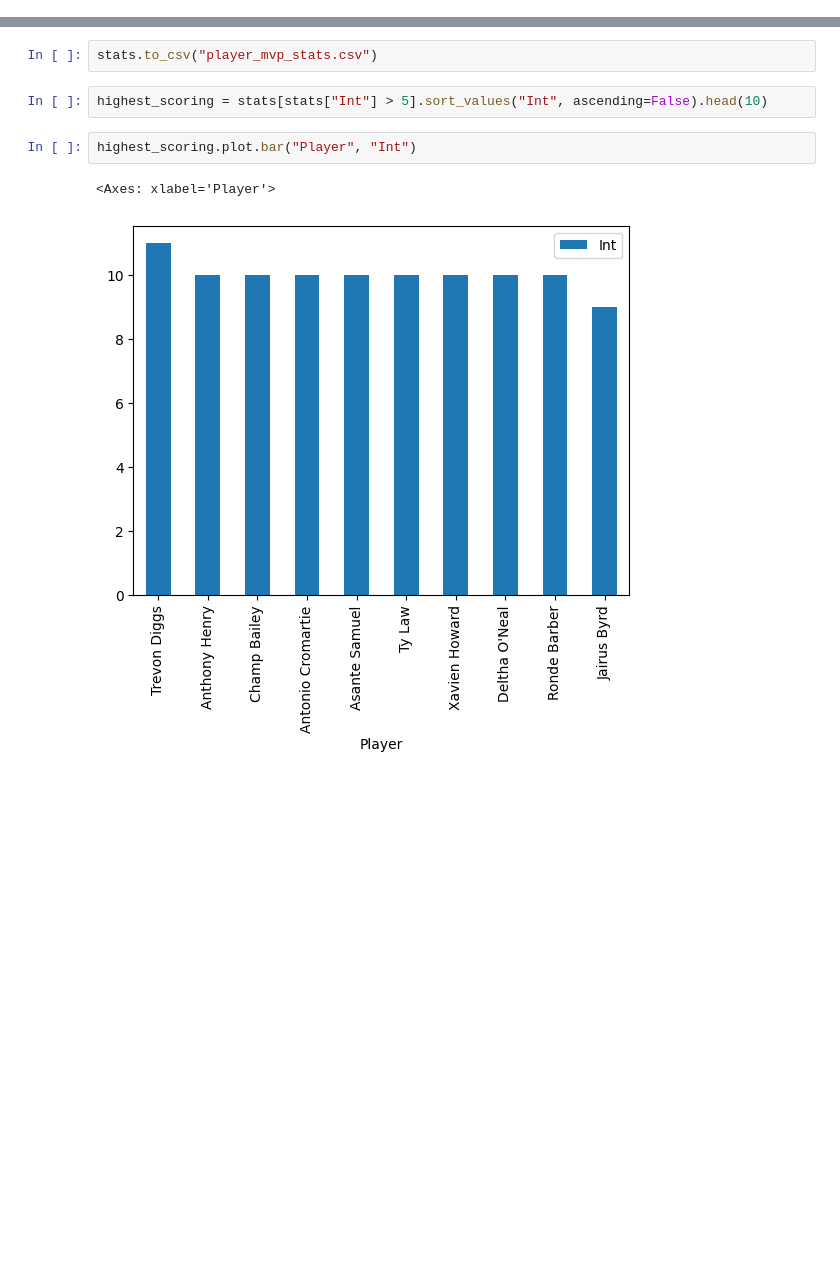
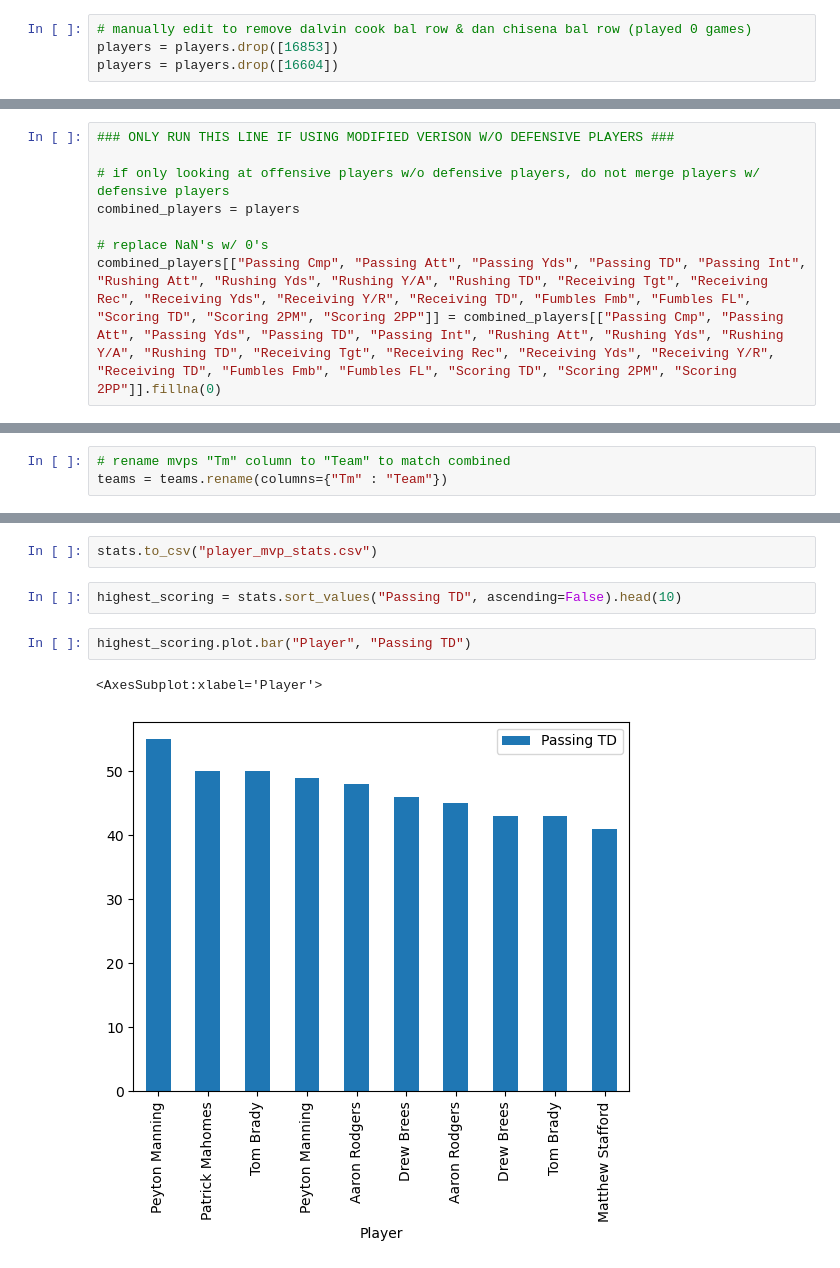
Before and after one commit to amyqcs/nfl-mvp, a Jupyter notebook: data_cleaning.ipynb, the cells around one changed output, grey strips where cells are left out. Cells and saved outputs as stored; diff of their text form; blank space fills up the shorter version.

```diff
--- a/data_cleaning.ipynb
+++ b/data_cleaning.ipynb
@@ -45,0 +97,4 @@ players["Player"] = players["Player"].str.replace("+", "", regex=False)
+# %%
+# manually edit to remove dalvin cook bal row & dan chisena bal row (played 0 games)
+players = players.drop([16853])
+players = players.drop([16604])
@@ -72,6 +139,14 @@ del combined_players["Fantasy VBD"]
 combined_players[["Passing Cmp", "Passing Att", "Passing Yds", "Passing TD", "Passing Int", "Rushing Att", "Rushing Yds", "Rushing Y/A", "Rushing TD", "Receiving Tgt", "Receiving Rec", "Receiving Yds", "Receiving Y/R", "Receiving TD", "Fumbles Fmb", "Fumbles FL", "Scoring TD", "Scoring 2PM", "Scoring 2PP", "Int", "Sk", "Tackles Comb", "Tackles Solo", "Tackles Ast"]] = combined_players[["Passing Cmp", "Passing Att", "Passing Yds", "Passing TD", "Passing Int", "Rushing Att", "Rushing Yds", "Rushing Y/A", "Rushing TD", "Receiving Tgt", "Receiving Rec", "Receiving Yds", "Receiving Y/R", "Receiving TD", "Fumbles Fmb", "Fumbles FL", "Scoring TD", "Scoring 2PM", "Scoring 2PP", "Int", "Sk", "Tackles Comb", "Tackles Solo", "Tackles Ast"]].fillna(0)
 # %%
 combined_players.to_csv("combined_players.csv")
+# %%
+### ONLY RUN THIS LINE IF USING MODIFIED VERISON W/O DEFENSIVE PLAYERS ###
+
+# if only looking at offensive players w/o defensive players, do not merge players w/ defensive players
+combined_players = players
+
+# replace NaN's w/ 0's
+combined_players[["Passing Cmp", "Passing Att", "Passing Yds", "Passing TD", "Passing Int", "Rushing Att", "Rushing Yds", "Rushing Y/A", "Rushing TD", "Receiving Tgt", "Receiving Rec", "Receiving Yds", "Receiving Y/R", "Receiving TD", "Fumbles Fmb", "Fumbles FL", "Scoring TD", "Scoring 2PM", "Scoring 2PP"]] = combined_players[["Passing Cmp", "Passing Att", "Passing Yds", "Passing TD", "Passing Int", "Rushing Att", "Rushing Yds", "Rushing Y/A", "Rushing TD", "Receiving Tgt", "Receiving Rec", "Receiving Yds", "Receiving Y/R", "Receiving TD", "Fumbles Fmb", "Fumbles FL", "Scoring TD", "Scoring 2PM", "Scoring 2PP"]].fillna(0)
 # %%
 nicknames = {}
 
@@ -97,6 +172,9 @@ combined[["Votes", "Share"]] = combined[["Votes", "Share"]].fillna(0)
 teams = pd.read_csv("teams.csv")
 # %%
 del teams["Unnamed: 0"]
+# %%
+# rename mvps "Tm" column to "Team" to match combined
+teams = teams.rename(columns={"Tm" : "Team"})
 # %%
 teams["Team"] = teams["Team"].str.replace("*", "", regex=False)
 teams["Team"] = teams["Team"].str.replace("+", "", regex=False)
@@ -209,12 +259,12 @@ dtype: object
 # %%
 stats.to_csv("player_mvp_stats.csv")
 # %%
-highest_scoring = stats[stats["Int"] > 5].sort_values("Int", ascending=False).head(10)
+highest_scoring = stats.sort_values("Passing TD", ascending=False).head(10)
 # %%
-highest_scoring.plot.bar("Player", "Int")
+highest_scoring.plot.bar("Player", "Passing TD")
 # %% [output]
-<Axes: xlabel='Player'>
+<AxesSubplot:xlabel='Player'>
-[figure, old version]
+[figure, new version]
 # %%
 stats.corr(numeric_only=True)["Share"]
 # %% [output]
```
Also changed, not shown: parts of 19 cells of this notebook, 12 other files.
